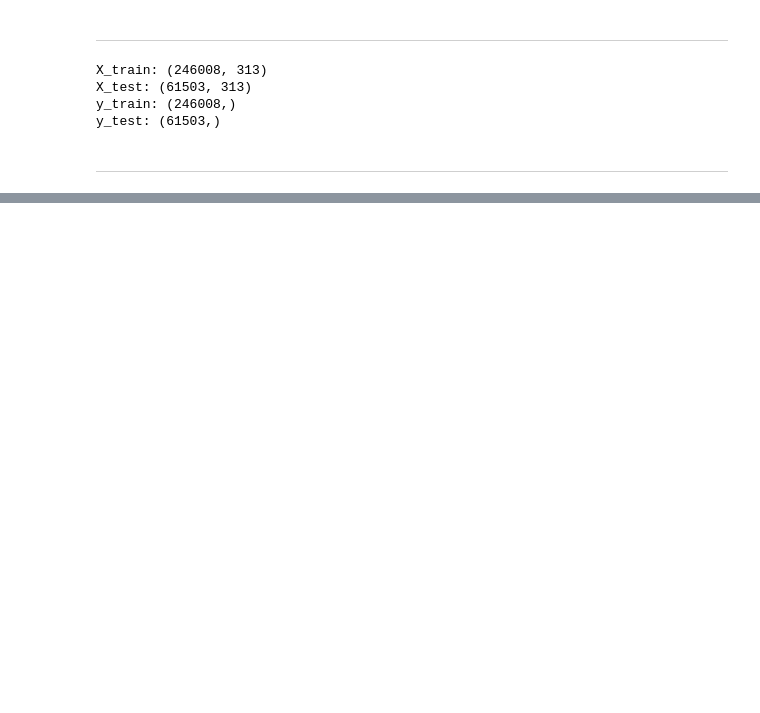
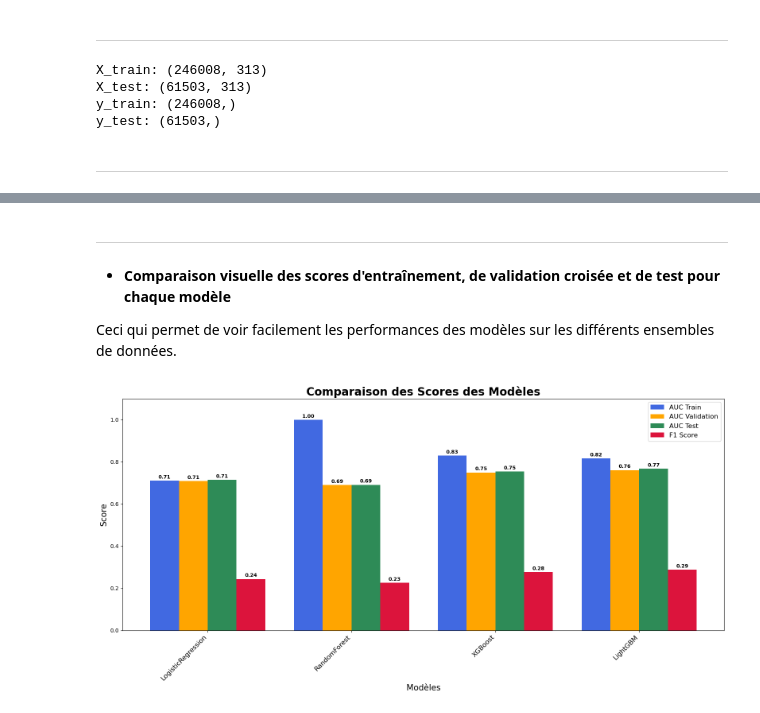
Before and after one commit to MatyKane/P7_Modele_Scoring, a Jupyter notebook: notebooks/02_model_training_with_mlflow.ipynb, the cells around one changed output, grey strips where cells are left out. Cells and saved outputs as stored; diff of their text form; code cells hidden in the pictures; blank space fills up the shorter version.

```diff
--- a/notebooks/02_model_training_with_mlflow.ipynb
+++ b/notebooks/02_model_training_with_mlflow.ipynb
@@ -1075,0 +1449,48 @@ y_test: (61503,)
+# %% [markdown]
+***
+# %% [markdown]
+* **Comparaison visuelle des scores d'entraînement, de validation croisée et de test pour chaque modèle**
+
+Ceci qui permet de voir facilement les performances des modèles sur les différents ensembles de données.
+# %%
+def plot_model_performance(df_results):
+    """
+    Affiche un graphique en barres empilées pour comparer les scores d'entraînement, validation et test pour chaque modèle.
+
+    Parameters:
+        df_results (DataFrame): DataFrame contenant les métriques des modèles.
+    """
+    # Configuration du graphique
+    plt.figure(figsize=(16, 8))
+    bar_width = 0.2
+    indices = np.arange(len(df_results))
+
+    # Barres pour chaque type de score
+    plt.bar(indices - 1.5*bar_width, df_results["AUC Train"], width=bar_width, color='royalblue', label='AUC Train')
+    plt.bar(indices - 0.5*bar_width, df_results["AUC Validation"], width=bar_width, color='orange', label='AUC Validation')
+    plt.bar(indices + 0.5*bar_width, df_results["AUC Test"], width=bar_width, color='seagreen', label='AUC Test')
+    plt.bar(indices + 1.5*bar_width, df_results["F1 Score"], width=bar_width, color='crimson', label='F1 Score')
+
+    # Ajout des labels des scores au-dessus des barres
+    for i in range(len(df_results)):
+        plt.text(indices[i] - 1.5*bar_width, df_results["AUC Train"][i] + 0.01, f"{df_results['AUC Train'][i]:.2f}", ha='center', fontsize=9, fontweight='bold')
+        plt.text(indices[i] - 0.5*bar_width, df_results["AUC Validation"][i] + 0.01, f"{df_results['AUC Validation'][i]:.2f}", ha='center', fontsize=9, fontweight='bold')
+        plt.text(indices[i] + 0.5*bar_width, df_results["AUC Test"][i] + 0.01, f"{df_results['AUC Test'][i]:.2f}", ha='center', fontsize=9, fontweight='bold')
+        plt.text(indices[i] + 1.5*bar_width, df_results["F1 Score"][i] + 0.01, f"{df_results['F1 Score'][i]:.2f}", ha='center', fontsize=9, fontweight='bold')
+
+    # Configuration des axes et titre
+    plt.xticks(indices, df_results["Model"], rotation=45, ha="right", fontsize=12)
+    plt.title("Comparaison des Scores des Modèles", fontsize=20, fontweight='bold')
+    plt.ylabel("Score", fontsize=15)
+    plt.xlabel("Modèles", fontsize=15)
+    plt.ylim(0, 1.1)
+    plt.legend(loc="upper right", fontsize=12)
+    plt.tight_layout()
+
+    # Affichage du graphique
+    plt.show()
+
+# Affichage des résultats
+plot_model_performance(df_results)
+# %% [output]
+[figure, added]
```
Also changed, not shown: parts of 54 cells of this notebook, 42 other files.
